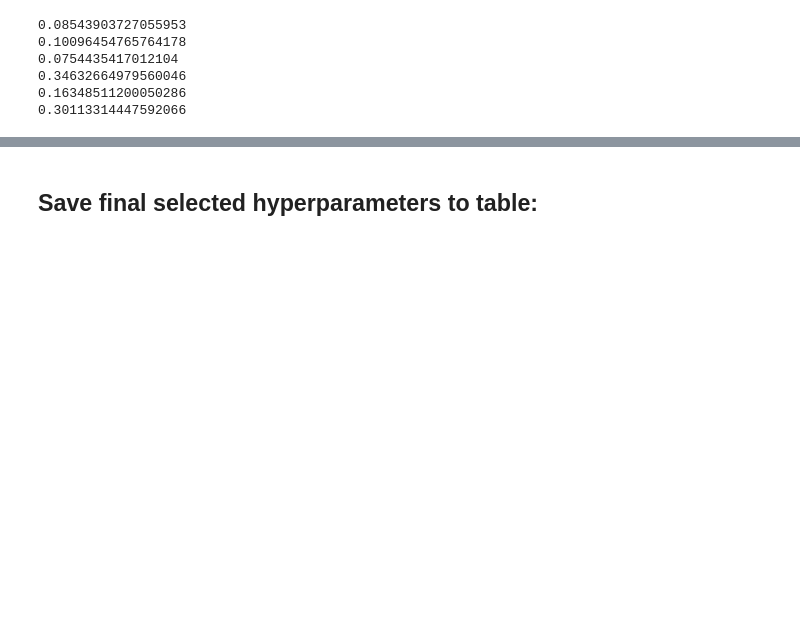
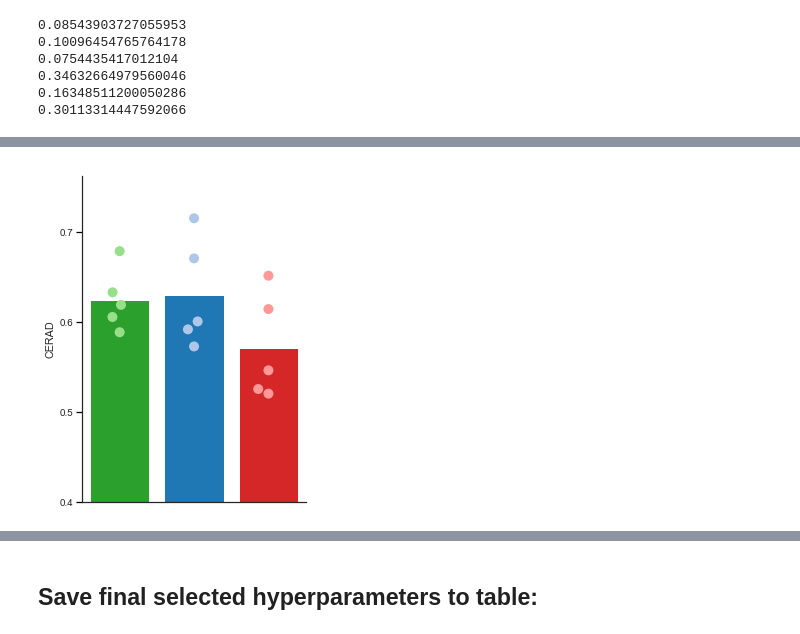
Before and after one commit to suinleelab/MD-AD, a Jupyter notebook: Paper_Analyses/CV_Prediction_Performance-SuppFig11c.ipynb, the cells around one changed output, grey strips where cells are left out. Cells and saved outputs as stored; diff of their text form; code cells hidden in the pictures; blank space fills up the shorter version.

```diff
--- a/Paper_Analyses/CV_Prediction_Performance-SuppFig11c.ipynb
+++ b/Paper_Analyses/CV_Prediction_Performance-SuppFig11c.ipynb
@@ -309,3 +309,12 @@ for p in ["CERAD", "BRAAK", "PLAQUES", "TANGLES", "ABETA_IHC", "TAU_IHC"]:
 0.34632664979560046
 0.16348511200050286
 0.30113314447592066
+# %%
+sourcedata = []
+for exp in experiments:
+    tmp = pd.DataFrame.from_dict(PERFORMANCE_VALS_list[exp])
+    tmp["model"] = exp
+    tmp["test_set"] = tmp.index+1
+    sourcedata.append(tmp)
+
+sourcedata = pd.concat(sourcedata)
@@ -311,0 +323,71 @@ for p in ["CERAD", "BRAAK", "PLAQUES", "TANGLES", "ABETA_IHC", "TAU_IHC"]:
+# %%
+import seaborn as sns
+
+cmap=plt.cm.tab20
+cmaplist = [cmap(i) for i in range(cmap.N)]
+
+model_order = ["Linear_baselines", "MLP_baselines", "MTL"]
+colors_dict_light = {"Linear_baselines": cmaplist[5], "MLP_baselines": cmaplist[1], "MTL": cmaplist[7]}
+colors_dict_dark = {"Linear_baselines": cmaplist[4], "MLP_baselines": cmaplist[0], "MTL": cmaplist[6]}
+# %%
+
+for yvar in ["CERAD", "BRAAK", "PLAQUES", "TANGLES", "ABETA_IHC", "TAU_IHC"]:
+
+    f, ax = plt.subplots(1,1,figsize=(4,6))
+
+
+    g=sns.barplot(x="model", y=yvar, hue="model",
+                   data=sourcedata,
+                  hue_order=model_order,
+                  palette=colors_dict_dark, ax=ax, ci=None, alpha=1, dodge=False, saturation=1);
+
+    g=sns.catplot(x="model", y=yvar, hue="model",aspect=1,
+                  kind="swarm", data=sourcedata,
+                  hue_order=model_order,
+                  palette=colors_dict_light,
+                  ax=ax, s=10);
+
+    ax.get_legend().remove()
+
+
+
+    ax.grid(False)
+    # Show graphic
+    ax.spines['right'].set_visible(False)
+    ax.spines['top'].set_visible(False)
+
+    ax.set_facecolor("None")
+
+    ax.yaxis.set_major_locator(plt.MaxNLocator(4))
+
+    ax.tick_params(top=False, bottom=False, left=True, right=False, labelleft=True, labelbottom=True, color="#000000")
+
+    ax.set_ylim(.4)
+    ax.set_xticklabels("")
+    ax.axes.get_xaxis().set_visible(False)
+
+    plt.close(2)
+    plt.close(3)
+    plt.show()
+
+#     annots = []
+#     for mod in model_order[:-1]:
+#         t,p = stats.ttest_rel(-1*np.log10(sourcedata[sourcedata["model"]=="MTL"][yvar]),
+#                               -1*np.log10(sourcedata[sourcedata["model"]==mod][yvar]))
+#         annots.append("***" if p < .001 else "**" if p < .01 else "*" if p < .05 else "")
+#     print(yvar+ "," + ",".join(annots))
+#     print(model_order[:-1])
+
+    annots = []
+    pvals = []
+
+    for mod in model_order[:-1]:
+        t,p = stats.ttest_rel(-1*np.log10(sourcedata[sourcedata["model"]=="MTL"][yvar]),
+                              -1*np.log10(sourcedata[sourcedata["model"]==mod][yvar]))
+        pvals.append(p)
+        annots.append("***" if p < .001 else "**" if p < .01 else "*" if p < .05 else "")
+    print(yvar+ "," + ",".join(annots))
+    print(yvar+"," + ",".join([str(x) for x in pvals]))
+    print(model_order[:-1])
+# %% [output]
+[figure, added]
```
Also changed, not shown: parts of 4 cells of this notebook, 1 other file.
